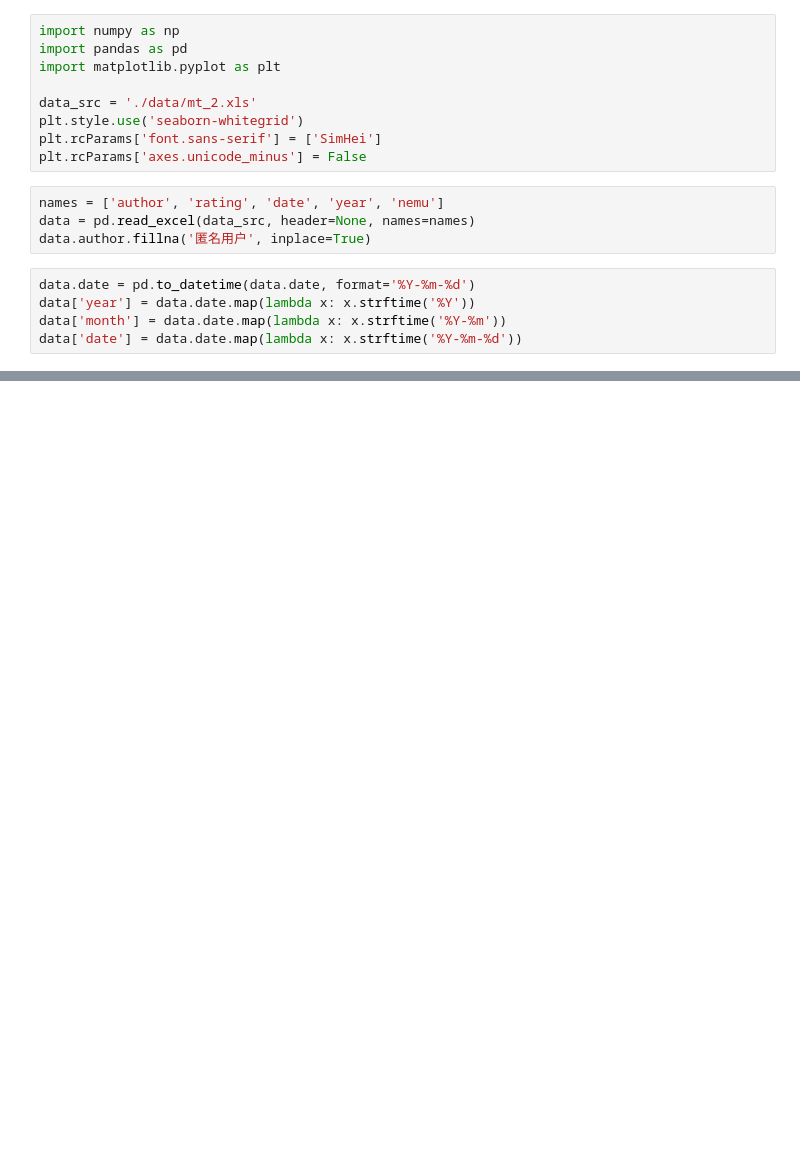
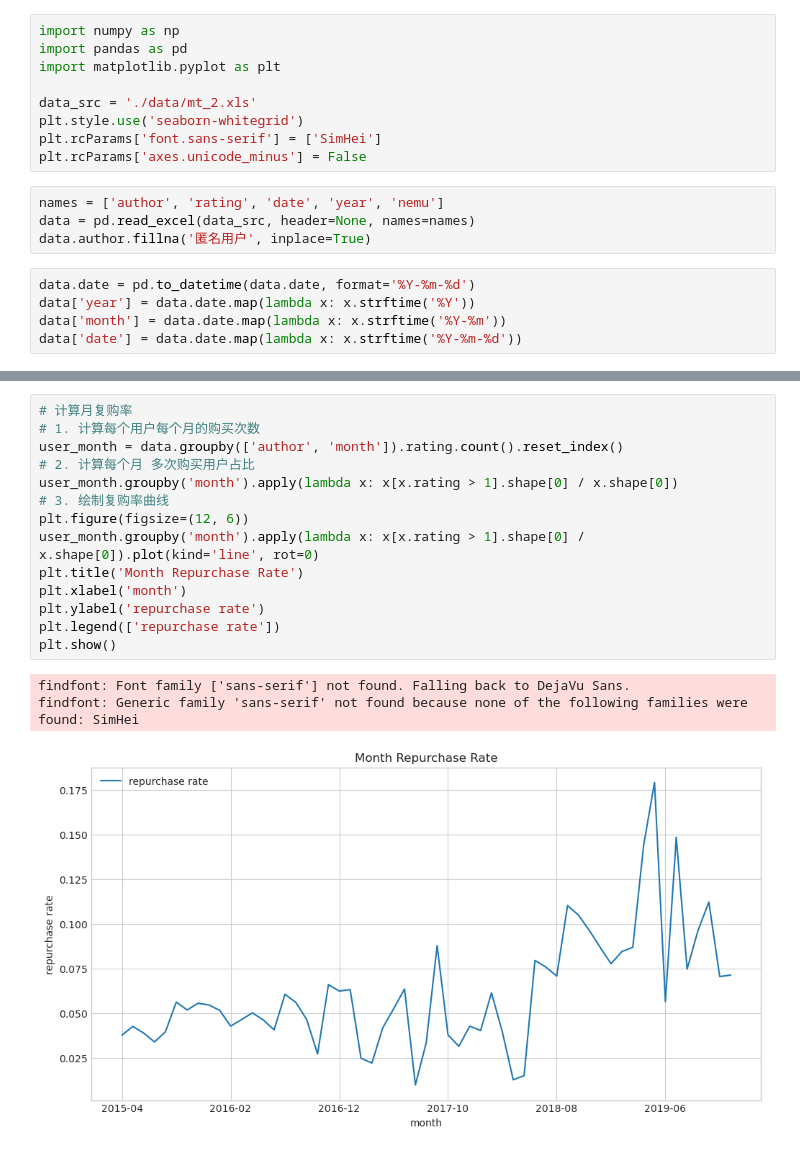
Before and after one commit to Guangyaochenyu/hrbu, a Jupyter notebook: 2023-03-08.ipynb, the cells around one changed output, grey strips where cells are left out. Drawn from its saved outputs; the diff is of its cells as text; blank space fills up the shorter version.

```diff
--- a/2023-03-08.ipynb
+++ b/2023-03-08.ipynb
@@ -27,0 +43,18 @@ plt.show()
+# %%
+# 计算月复购率
+# 1. 计算每个用户每个月的购买次数
+user_month = data.groupby(['author', 'month']).rating.count().reset_index()
+# 2. 计算每个月 多次购买用户占比
+user_month.groupby('month').apply(lambda x: x[x.rating > 1].shape[0] / x.shape[0])
+# 3. 绘制复购率曲线
+plt.figure(figsize=(12, 6))
+user_month.groupby('month').apply(lambda x: x[x.rating > 1].shape[0] / x.shape[0]).plot(kind='line', rot=0)
+plt.title('Month Repurchase Rate')
+plt.xlabel('month')
+plt.ylabel('repurchase rate')
+plt.legend(['repurchase rate'])
+plt.show()
+# %% [output]
+findfont: Font family ['sans-serif'] not found. Falling back to DejaVu Sans.
+findfont: Generic family 'sans-serif' not found because none of the following families were found: SimHei
+[figure, added]
```
Also changed, not shown: parts of 3 cells of this notebook.
